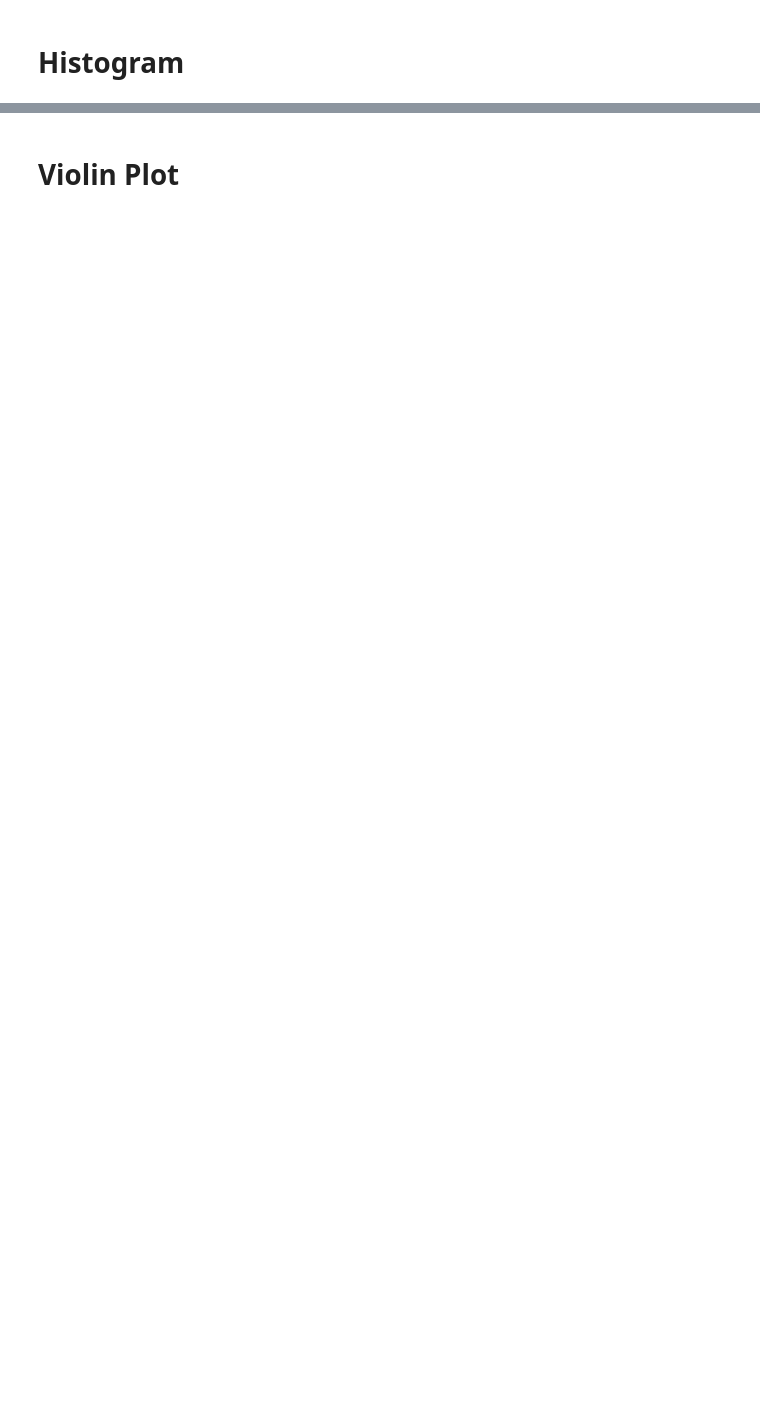
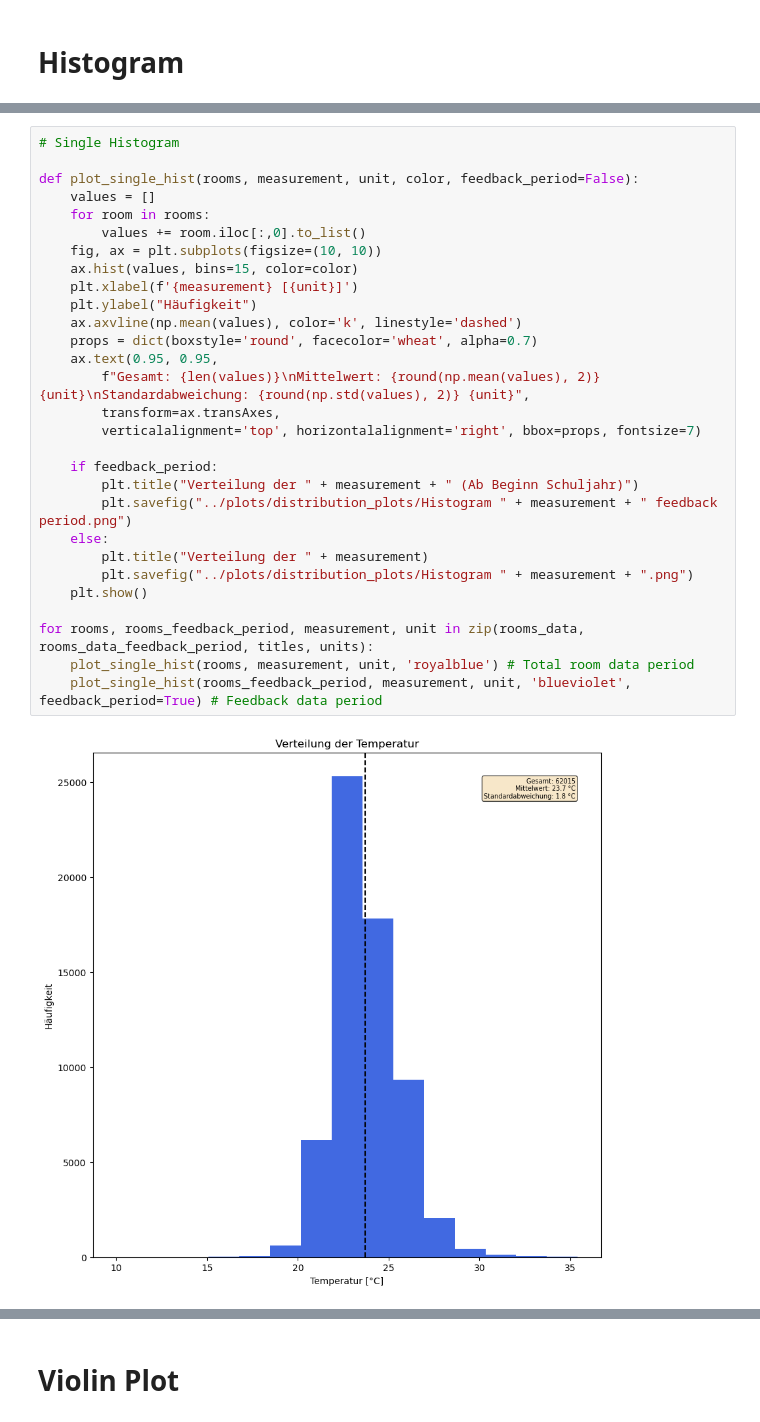
Before and after one commit to tug-cps/SchoolFeedback, a Jupyter notebook: notebooks/analyse_room_data.ipynb, the cells around one changed output, grey strips where cells are left out. Saved outputs shown, nothing was run; the diff lists cells and outputs as text; blank space fills up the shorter version.

```diff
--- a/notebooks/analyse_room_data.ipynb
+++ b/notebooks/analyse_room_data.ipynb
@@ -69,0 +63,31 @@ for room, name, title, xaxis in zip(rooms_data, names_list, titles, axes):
+# %%
+# Single Histogram
+
+def plot_single_hist(rooms, measurement, unit, color, feedback_period=False):
+    values = []
+    for room in rooms:
+        values += room.iloc[:,0].to_list()
+    fig, ax = plt.subplots(figsize=(10, 10))
+    ax.hist(values, bins=15, color=color)
+    plt.xlabel(f'{measurement} [{unit}]')
+    plt.ylabel("Häufigkeit")
+    ax.axvline(np.mean(values), color='k', linestyle='dashed')
+    props = dict(boxstyle='round', facecolor='wheat', alpha=0.7)
+    ax.text(0.95, 0.95,
+        f"Gesamt: {len(values)}\nMittelwert: {round(np.mean(values), 2)} {unit}\nStandardabweichung: {round(np.std(values), 2)} {unit}",
+        transform=ax.transAxes,
+        verticalalignment='top', horizontalalignment='right', bbox=props, fontsize=7)
+
+    if feedback_period:
+        plt.title("Verteilung der " + measurement + " (Ab Beginn Schuljahr)")
+        plt.savefig("../plots/distribution_plots/Histogram " + measurement + " feedback period.png")
+    else:
+        plt.title("Verteilung der " + measurement)
+        plt.savefig("../plots/distribution_plots/Histogram " + measurement + ".png")
+    plt.show()
+
+for rooms, rooms_feedback_period, measurement, unit in zip(rooms_data, rooms_data_feedback_period, titles, units):
+    plot_single_hist(rooms, measurement, unit, 'royalblue') # Total room data period
+    plot_single_hist(rooms_feedback_period, measurement, unit, 'blueviolet', feedback_period=True) # Feedback data period
+# %% [output]
+[figure, added]
```
Also changed, not shown: parts of 10 cells of this notebook, 20 other files.
